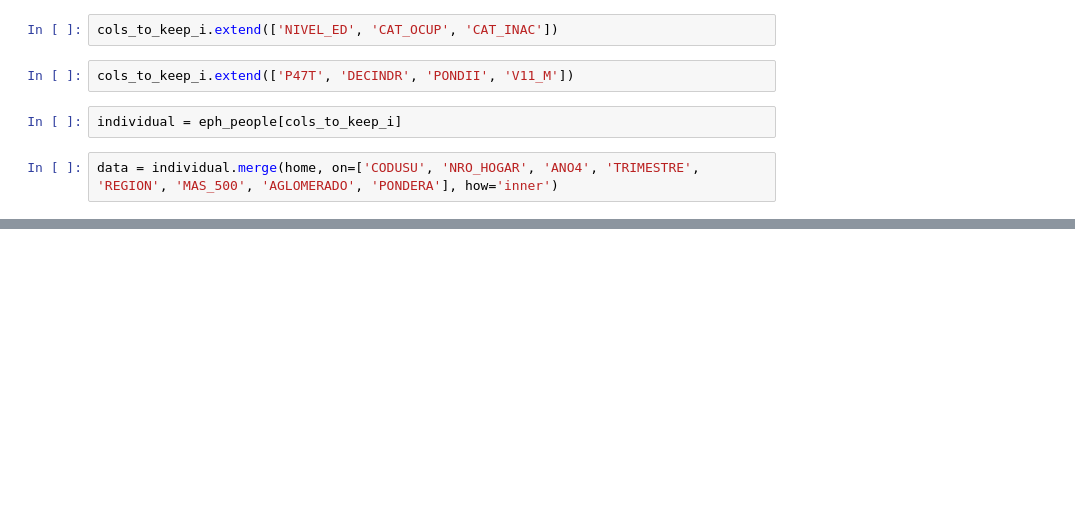
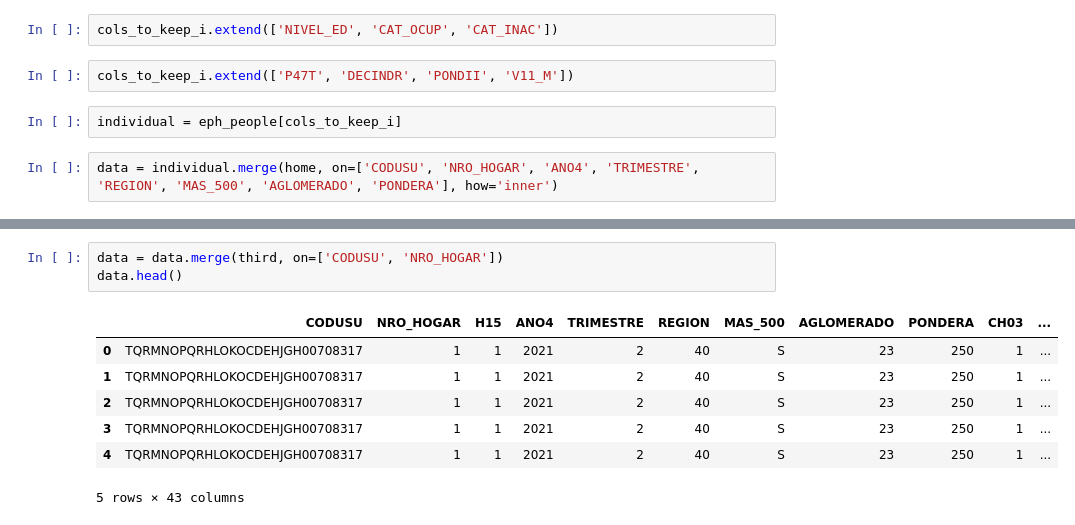
Before and after one commit to jbeiroa/learnground, a Jupyter notebook: projects/eph_sc_dropouts/EPH School Dropouts - Dataset.ipynb, the cells around one changed output, grey strips where cells are left out. Saved outputs shown, nothing was run; the diff lists cells and outputs as text; blank space fills up the shorter version.

```diff
--- a/projects/eph_sc_dropouts/EPH School Dropouts.ipynb
+++ b/projects/eph_sc_dropouts/EPH School Dropouts - Dataset.ipynb
@@ -302,0 +320,11 @@ data.shape
+# %%
+data = data.merge(third, on=['CODUSU', 'NRO_HOGAR'])
+data.head()
+# %% [output]
+|  | CODUSU | NRO_HOGAR | H15 | ANO4 | TRIMESTRE | REGION | MAS_500 | AGLOMERADO | PONDERA | CH03 | ... |
+| 0 | TQRMNOPQRHLOKOCDEHJGH00708317 | 1 | 1 | 2021 | 2 | 40 | S | 23 | 250 | 1 | ... |
+| 1 | TQRMNOPQRHLOKOCDEHJGH00708317 | 1 | 1 | 2021 | 2 | 40 | S | 23 | 250 | 1 | ... |
+| 2 | TQRMNOPQRHLOKOCDEHJGH00708317 | 1 | 1 | 2021 | 2 | 40 | S | 23 | 250 | 1 | ... |
+| 3 | TQRMNOPQRHLOKOCDEHJGH00708317 | 1 | 1 | 2021 | 2 | 40 | S | 23 | 250 | 1 | ... |
+| 4 | TQRMNOPQRHLOKOCDEHJGH00708317 | 1 | 1 | 2021 | 2 | 40 | S | 23 | 250 | 1 | ... |
+5 rows × 43 columns
```
Also changed, not shown: parts of 13 cells of this notebook, 1 other file.
